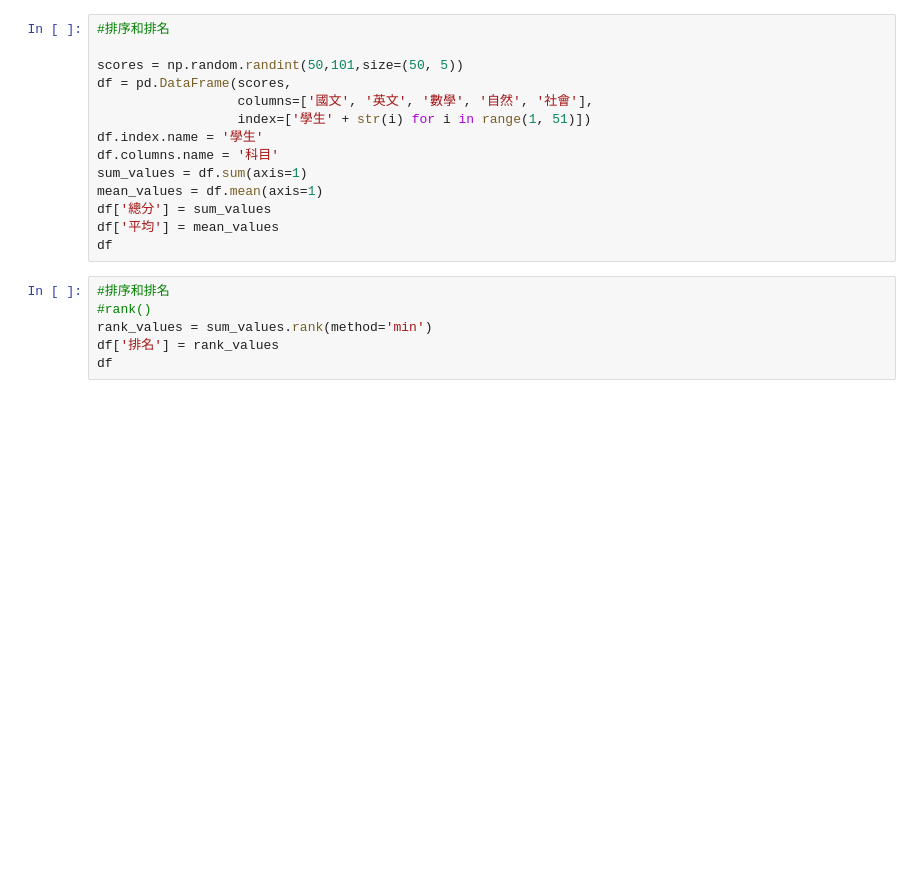
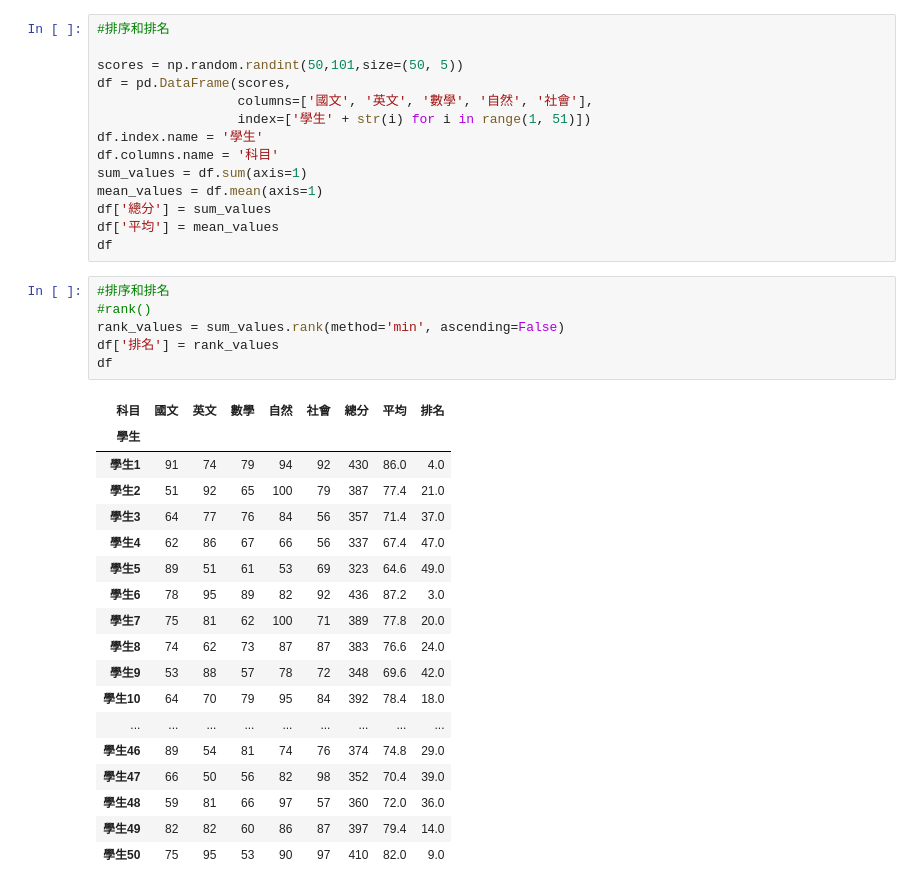
Before and after one commit to roberthsu2003/__2025_06_25_aiAnalysis_1_3__, a Jupyter notebook: lesson17/lesson17_2.ipynb, the cells around one changed output. Saved outputs shown, nothing was run; the diff lists cells and outputs as text; blank space fills up the shorter version.

```diff
--- a/lesson17/lesson17_2.ipynb
+++ b/lesson17/lesson17_2.ipynb
@@ -37,9 +37,28 @@ df
 # %%
 #排序和排名
 #rank()
-rank_values = sum_values.rank(method='min')
+rank_values = sum_values.rank(method='min', ascending=False)
 df['排名'] = rank_values
 df
+# %% [output]
+| 科目 | 國文 | 英文 | 數學 | 自然 | 社會 | 總分 | 平均 | 排名 |
+| 學生 |  |  |  |  |  |  |  |  |
+| 學生1 | 91 | 74 | 79 | 94 | 92 | 430 | 86.0 | 4.0 |
+| 學生2 | 51 | 92 | 65 | 100 | 79 | 387 | 77.4 | 21.0 |
+| 學生3 | 64 | 77 | 76 | 84 | 56 | 357 | 71.4 | 37.0 |
+| 學生4 | 62 | 86 | 67 | 66 | 56 | 337 | 67.4 | 47.0 |
+| 學生5 | 89 | 51 | 61 | 53 | 69 | 323 | 64.6 | 49.0 |
+| 學生6 | 78 | 95 | 89 | 82 | 92 | 436 | 87.2 | 3.0 |
+| 學生7 | 75 | 81 | 62 | 100 | 71 | 389 | 77.8 | 20.0 |
+| 學生8 | 74 | 62 | 73 | 87 | 87 | 383 | 76.6 | 24.0 |
+| 學生9 | 53 | 88 | 57 | 78 | 72 | 348 | 69.6 | 42.0 |
+| 學生10 | 64 | 70 | 79 | 95 | 84 | 392 | 78.4 | 18.0 |
+| ... | ... | ... | ... | ... | ... | ... | ... | ... |
+| 學生46 | 89 | 54 | 81 | 74 | 76 | 374 | 74.8 | 29.0 |
+| 學生47 | 66 | 50 | 56 | 82 | 98 | 352 | 70.4 | 39.0 |
+| 學生48 | 59 | 81 | 66 | 97 | 57 | 360 | 72.0 | 36.0 |
+| 學生49 | 82 | 82 | 60 | 86 | 87 | 397 | 79.4 | 14.0 |
+| 學生50 | 75 | 95 | 53 | 90 | 97 | 410 | 82.0 | 9.0 |
 # %%
 #sort_values()
 #sort_index()
```
Also changed, not shown: parts of 1 cell of this notebook.
